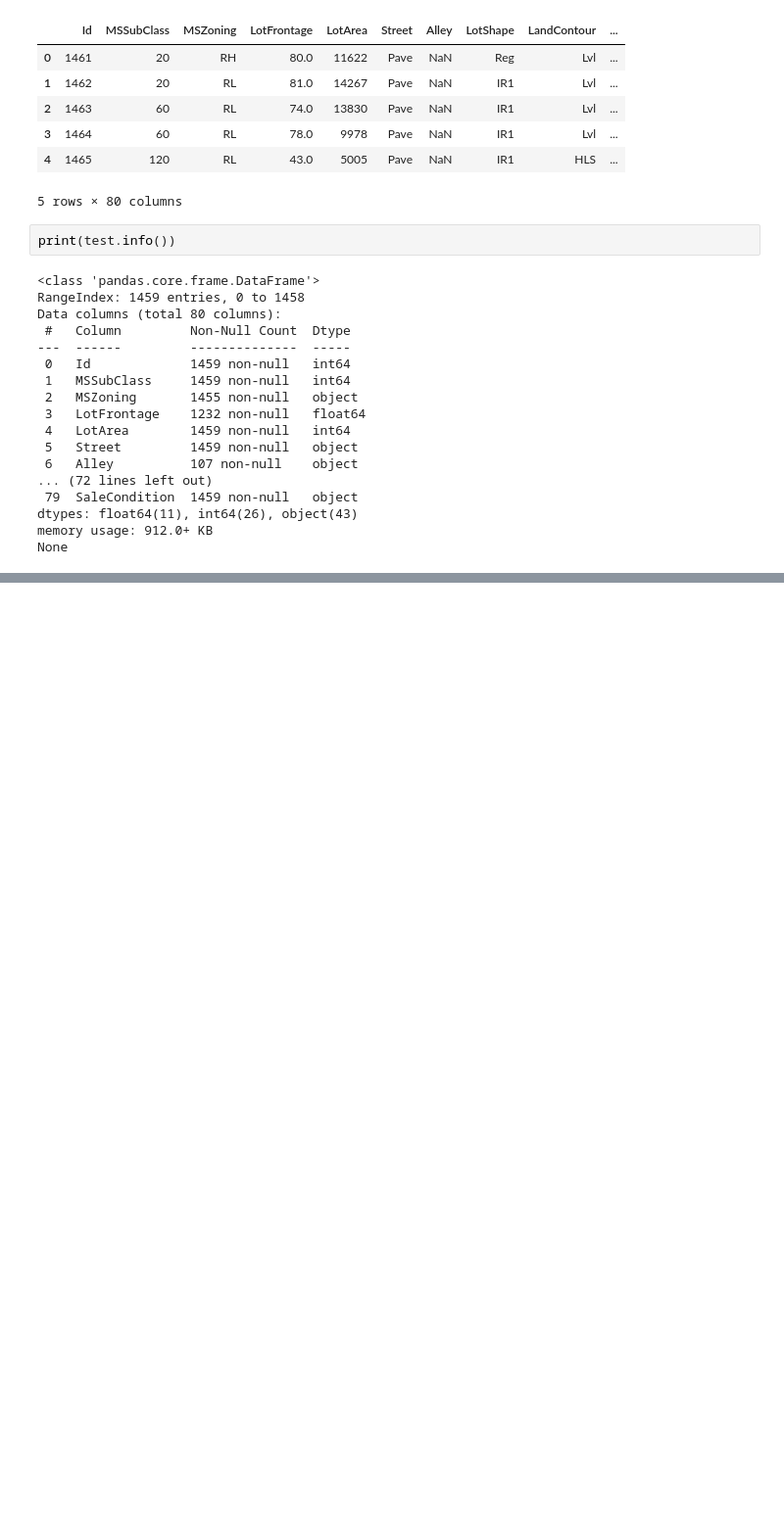
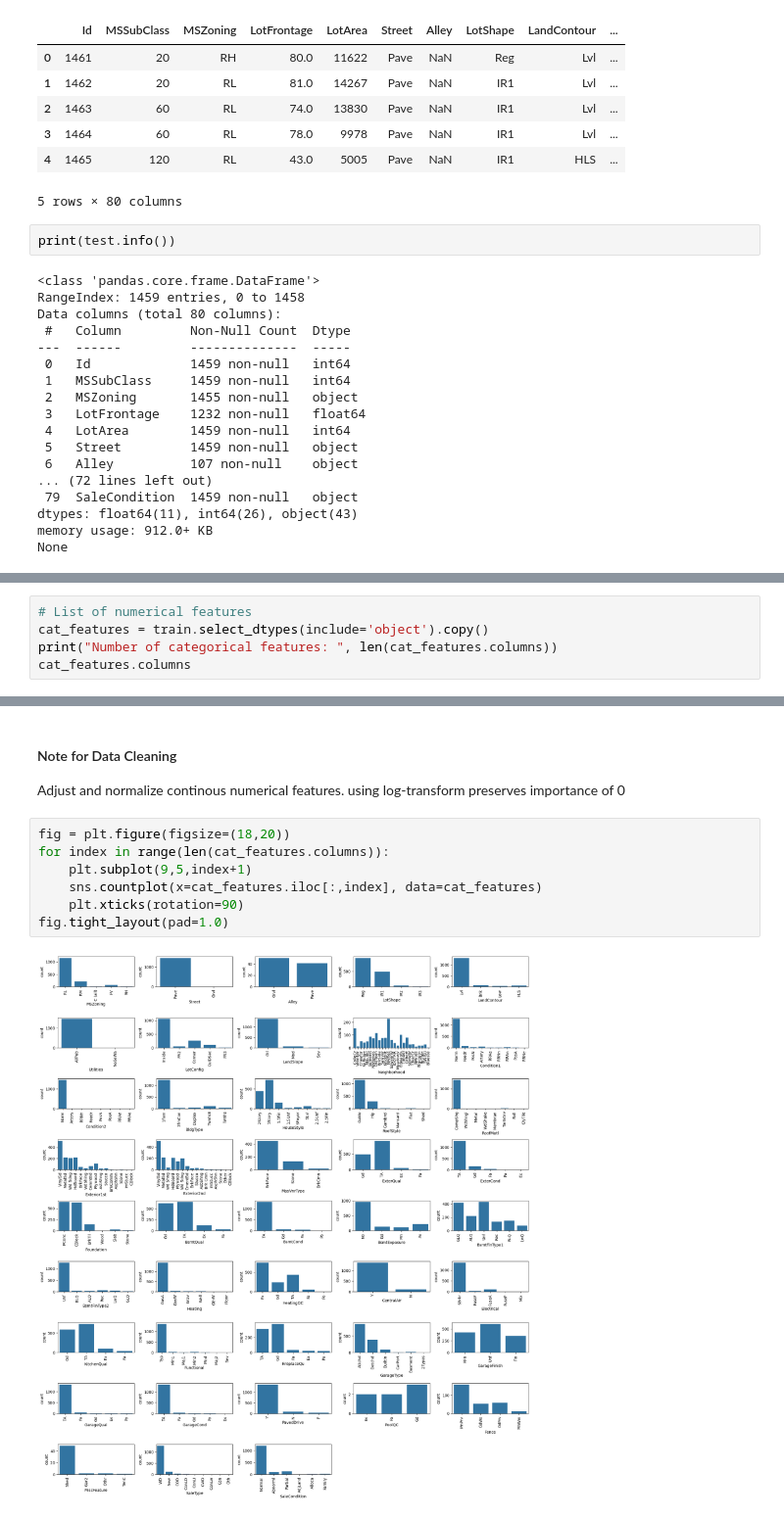
Before and after one commit to myang987/kaggle-housing-price, a Jupyter notebook: working.ipynb, the cells around one changed output, grey strips where cells are left out. Shown at 98% size. Saved outputs shown, nothing was run; the diff lists cells and outputs as text; blank space fills up the shorter version.

```diff
--- a/working.ipynb
+++ b/working.ipynb
@@ -96,0 +140,5 @@ None
+# %%
+# List of numerical features
+cat_features = train.select_dtypes(include='object').copy()
+print("Number of categorical features: ", len(cat_features.columns))
+cat_features.columns
@@ -96,0 +209,12 @@ None
+# %% [markdown]
+#### Note for Data Cleaning
+Adjust and normalize continous numerical features. using log-transform preserves importance of 0
+# %%
+fig = plt.figure(figsize=(18,20))
+for index in range(len(cat_features.columns)):
+    plt.subplot(9,5,index+1)
+    sns.countplot(x=cat_features.iloc[:,index], data=cat_features)
+    plt.xticks(rotation=90)
+fig.tight_layout(pad=1.0)
+# %% [output]
+[figure, added]
```
Also changed, not shown: parts of 27 cells of this notebook.
